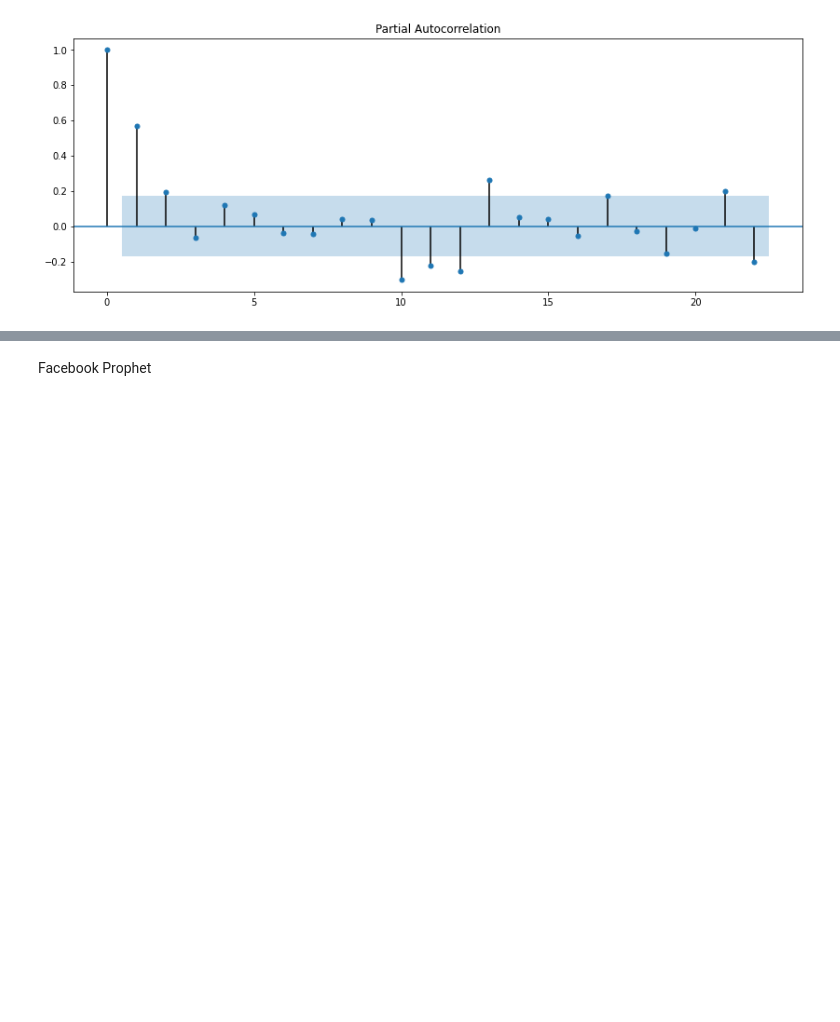
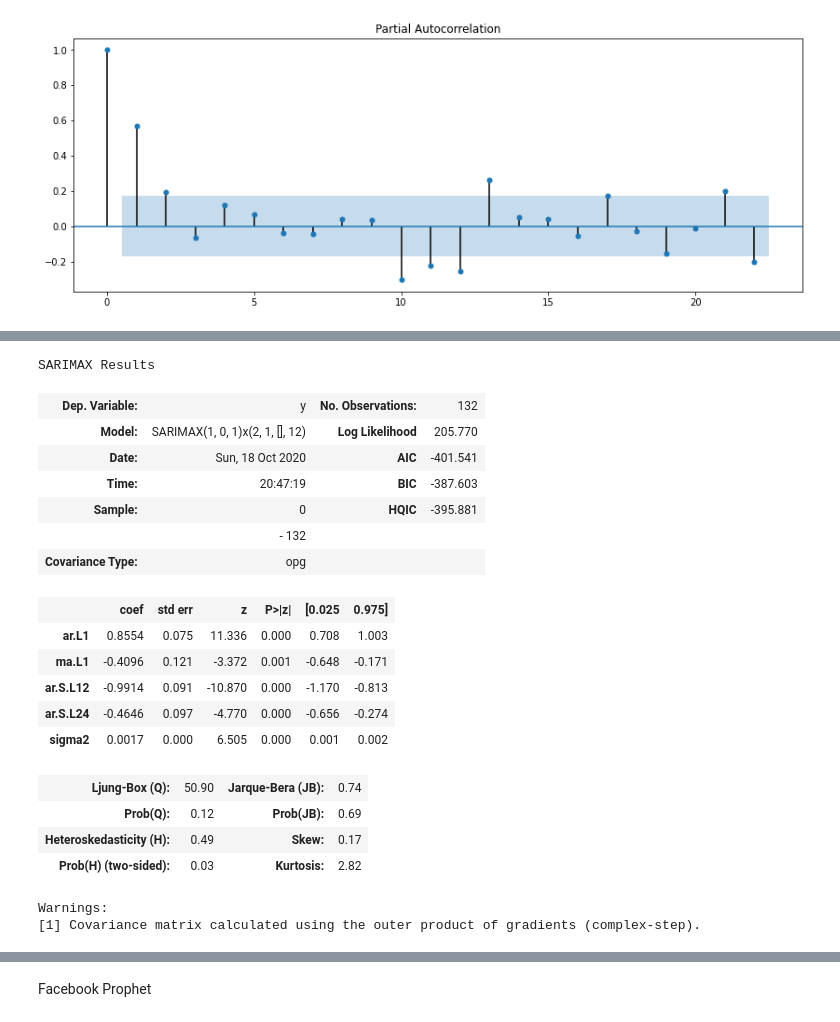
Before and after one commit to sailajak2003/TimeSeries, a Jupyter notebook: airline_pssg.ipynb, the cells around one changed output, grey strips where cells are left out. Drawn from its saved outputs; the diff is of its cells as text; code cells hidden in the pictures; blank space fills up the shorter version.

```diff
--- a/airline_pssg.ipynb
+++ b/airline_pssg.ipynb
@@ -225,0 +234,4 @@ plot_pacf(data_diff);
+# %%
+arima_model=auto_arima(data_diff['passengers'],start_P=1,start_q=1,max_p=3,max_q=3,
+                       m=12,seasonal=True,d=None,D=1,trace=True,error_action='ignore',
+                       suppress_warnings=True,stepwise=True)
@@ -225,0 +256,23 @@ plot_pacf(data_diff);
+# %%
+arima_model.summary()
+# %% [output]
+SARIMAX Results
+| Dep. Variable: | y | No. Observations: | 132 |
+| Model: | SARIMAX(1, 0, 1)x(2, 1, [], 12) | Log Likelihood | 205.770 |
+| Date: | Sun, 18 Oct 2020 | AIC | -401.541 |
+| Time: | 20:47:19 | BIC | -387.603 |
+| Sample: | 0 | HQIC | -395.881 |
+|  | - 132 |  |  |
+| Covariance Type: | opg |  |  |
+|  | coef | std err | z | P>|z| | [0.025 | 0.975] |
+| ar.L1 | 0.8554 | 0.075 | 11.336 | 0.000 | 0.708 | 1.003 |
+| ma.L1 | -0.4096 | 0.121 | -3.372 | 0.001 | -0.648 | -0.171 |
+| ar.S.L12 | -0.9914 | 0.091 | -10.870 | 0.000 | -1.170 | -0.813 |
+| ar.S.L24 | -0.4646 | 0.097 | -4.770 | 0.000 | -0.656 | -0.274 |
+| sigma2 | 0.0017 | 0.000 | 6.505 | 0.000 | 0.001 | 0.002 |
+| Ljung-Box (Q): | 50.90 | Jarque-Bera (JB): | 0.74 |
+| Prob(Q): | 0.12 | Prob(JB): | 0.69 |
+| Heteroskedasticity (H): | 0.49 | Skew: | 0.17 |
+| Prob(H) (two-sided): | 0.03 | Kurtosis: | 2.82 |
+Warnings:
+[1] Covariance matrix calculated using the outer product of gradients (complex-step).
```
Also changed, not shown: parts of 14 cells of this notebook.
